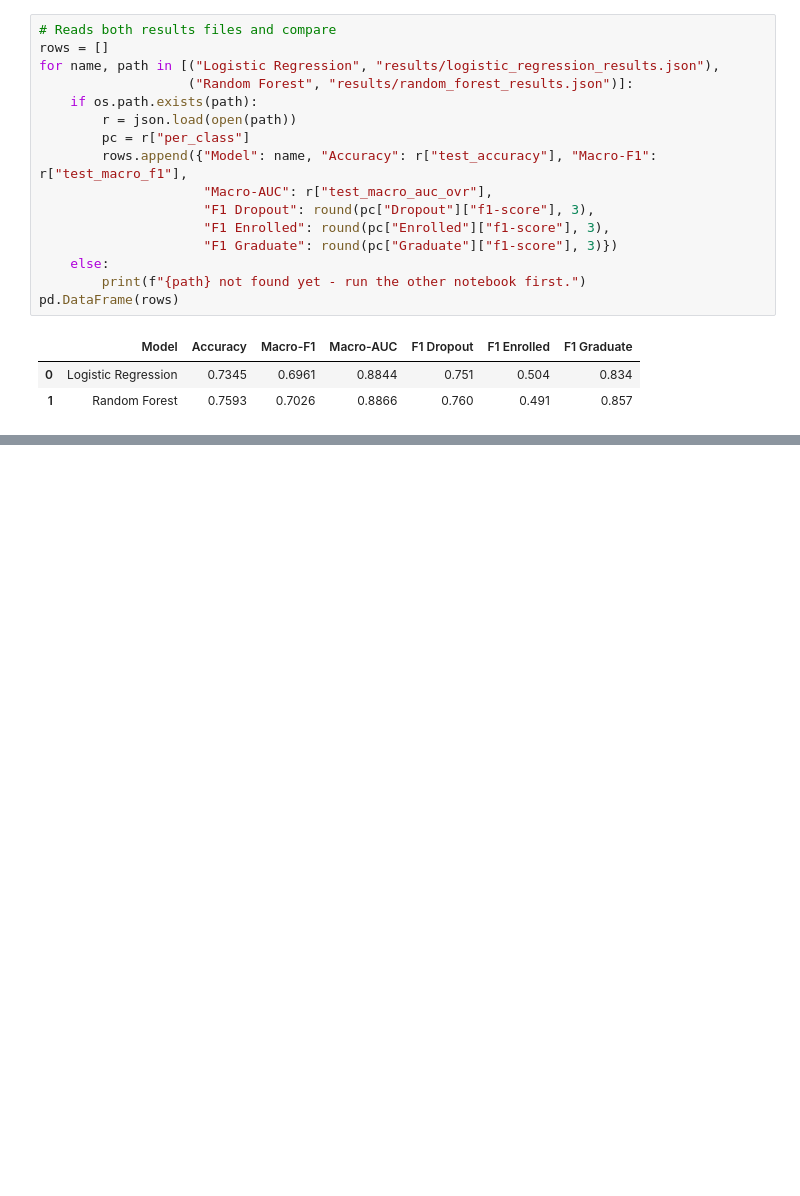
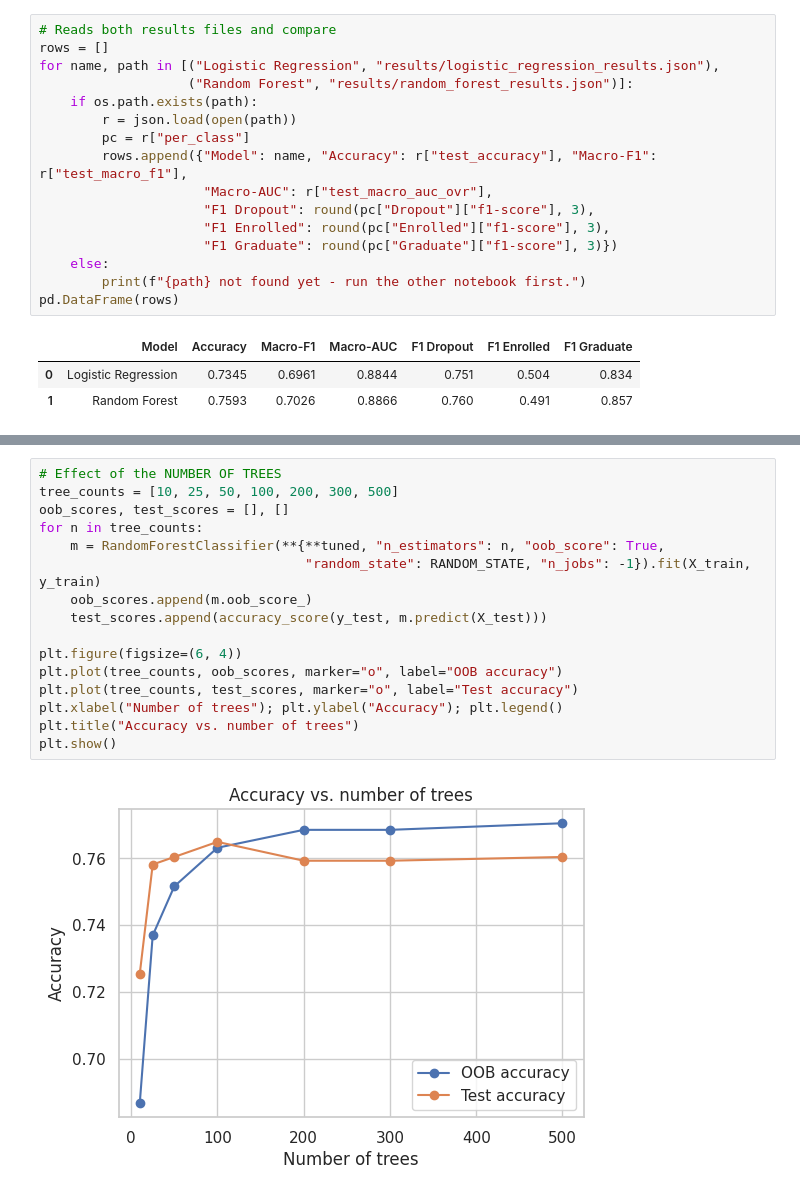
Before and after one commit to LoshithaAI/ML-Assignment, a Jupyter notebook: notebooks/random_forest.ipynb, the cells around one changed output, grey strips where cells are left out. Saved outputs shown, nothing was run; the diff lists cells and outputs as text; blank space fills up the shorter version.

```diff
--- a/notebooks/random_forest.ipynb
+++ b/notebooks/random_forest.ipynb
@@ -589,0 +652,18 @@ pd.DataFrame(rows)
+# %%
+# Effect of the NUMBER OF TREES
+tree_counts = [10, 25, 50, 100, 200, 300, 500]
+oob_scores, test_scores = [], []
+for n in tree_counts:
+    m = RandomForestClassifier(**{**tuned, "n_estimators": n, "oob_score": True,
+                                  "random_state": RANDOM_STATE, "n_jobs": -1}).fit(X_train, y_train)
+    oob_scores.append(m.oob_score_)
+    test_scores.append(accuracy_score(y_test, m.predict(X_test)))
+
+plt.figure(figsize=(6, 4))
+plt.plot(tree_counts, oob_scores, marker="o", label="OOB accuracy")
+plt.plot(tree_counts, test_scores, marker="o", label="Test accuracy")
+plt.xlabel("Number of trees"); plt.ylabel("Accuracy"); plt.legend()
+plt.title("Accuracy vs. number of trees")
+plt.show()
+# %% [output]
+[figure, added]
```
Also changed, not shown: parts of 9 cells of this notebook.
